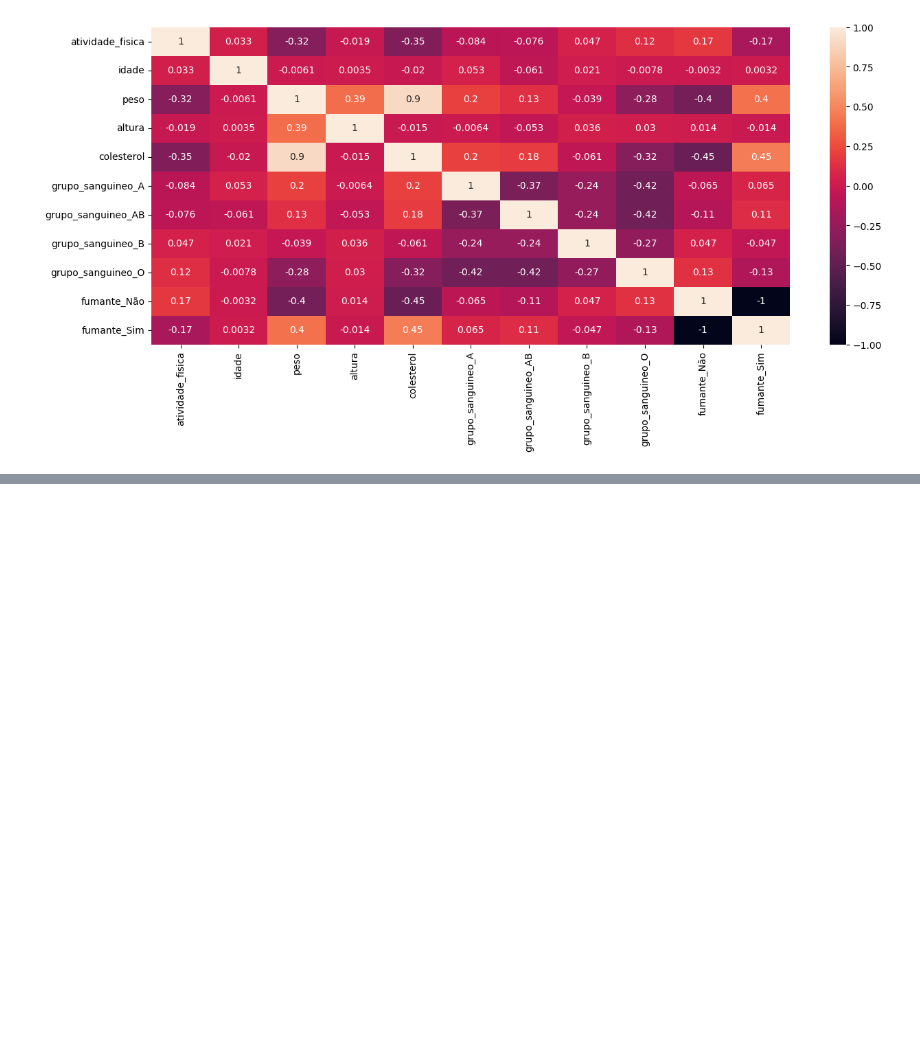
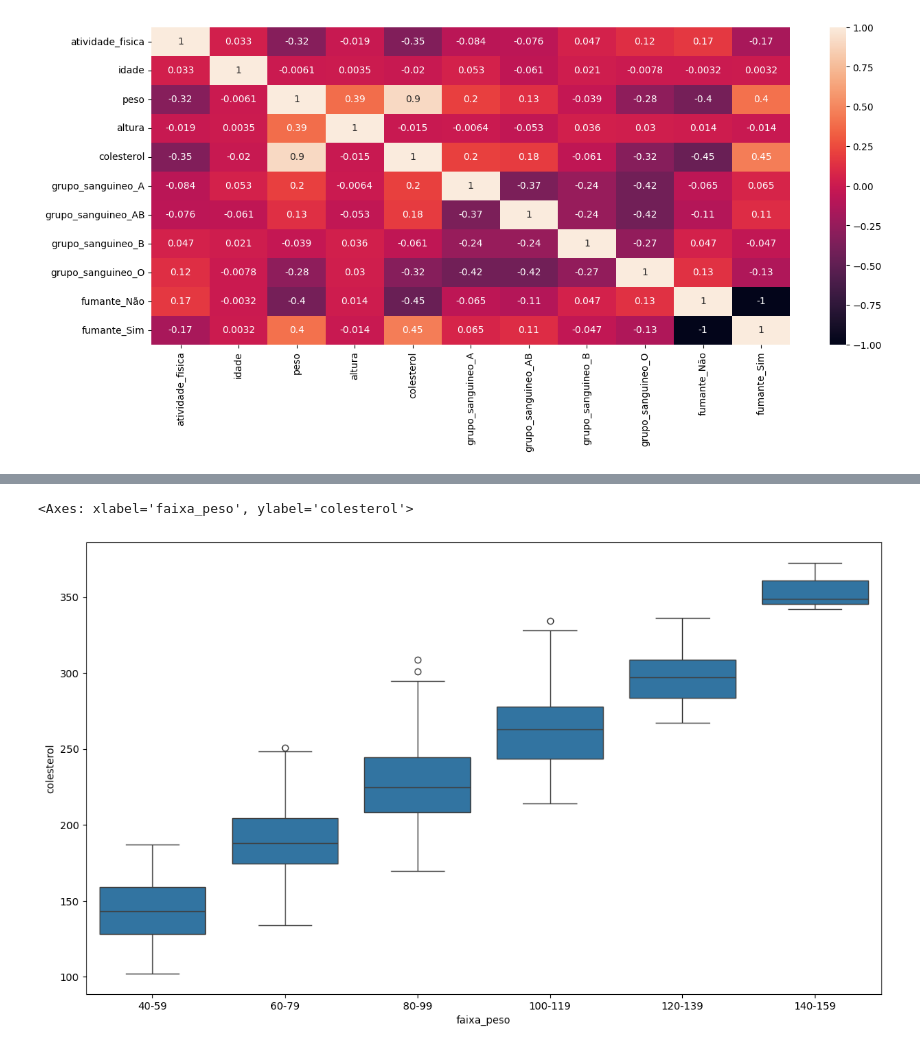
Before and after one commit to denniscosta13/inteligencia_artificial, a Jupyter notebook: mult_linear_reg/modelo_colesterol.ipynb, the cells around one changed output, grey strips where cells are left out. Saved outputs shown, nothing was run; the diff lists cells and outputs as text; code cells hidden in the pictures; blank space fills up the shorter version.

```diff
--- a/mult_linear_reg/modelo_colesterol.ipynb
+++ b/mult_linear_reg/modelo_colesterol.ipynb
@@ -261,0 +289,5 @@ sns.heatmap(df_colesterol_eda.corr()[['colesterol']].sort_values(by='colesterol'
+# %%
+# Bucketing de idade
+bins_peso = [40, 60, 80, 100, 120, 140, 160]
+labels_peso = ['40-59',  '60-79',  '80-99',  '100-119',  '120-139',  '140-159']
+df_colesterol_bucketing['faixa_peso'] = pd.cut(x = df_colesterol_bucketing['peso'], bins=bins_peso, labels=labels_peso, include_lowest=True)
@@ -261,0 +314,6 @@ sns.heatmap(df_colesterol_eda.corr()[['colesterol']].sort_values(by='colesterol'
+# %%
+plt.figure(figsize=(14,8))
+sns.boxplot(df_colesterol_bucketing, x='faixa_peso', y='colesterol')
+# %% [output]
+<Axes: xlabel='faixa_peso', ylabel='colesterol'>
+[figure, added]
```
Also changed, not shown: parts of 10 cells of this notebook.
